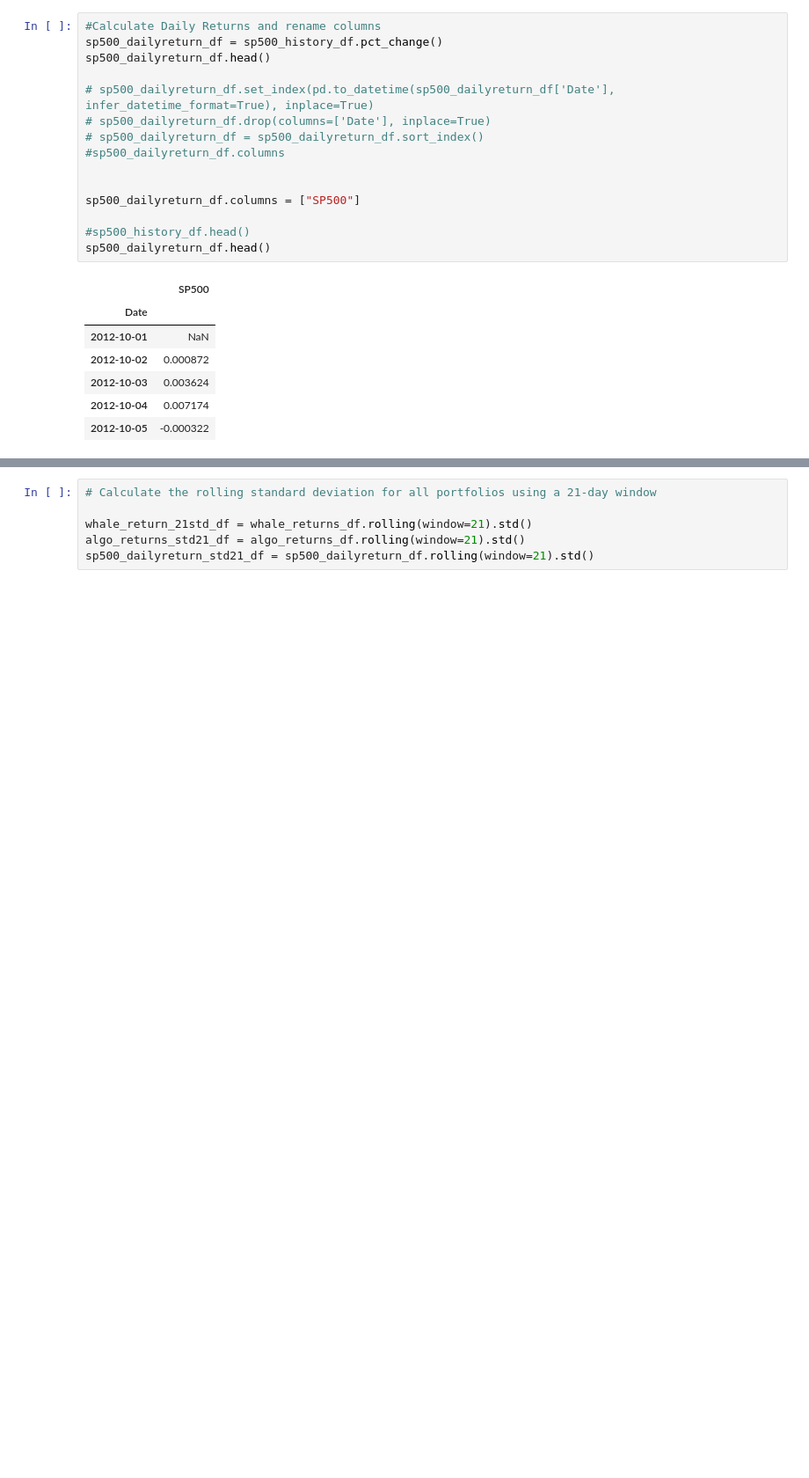
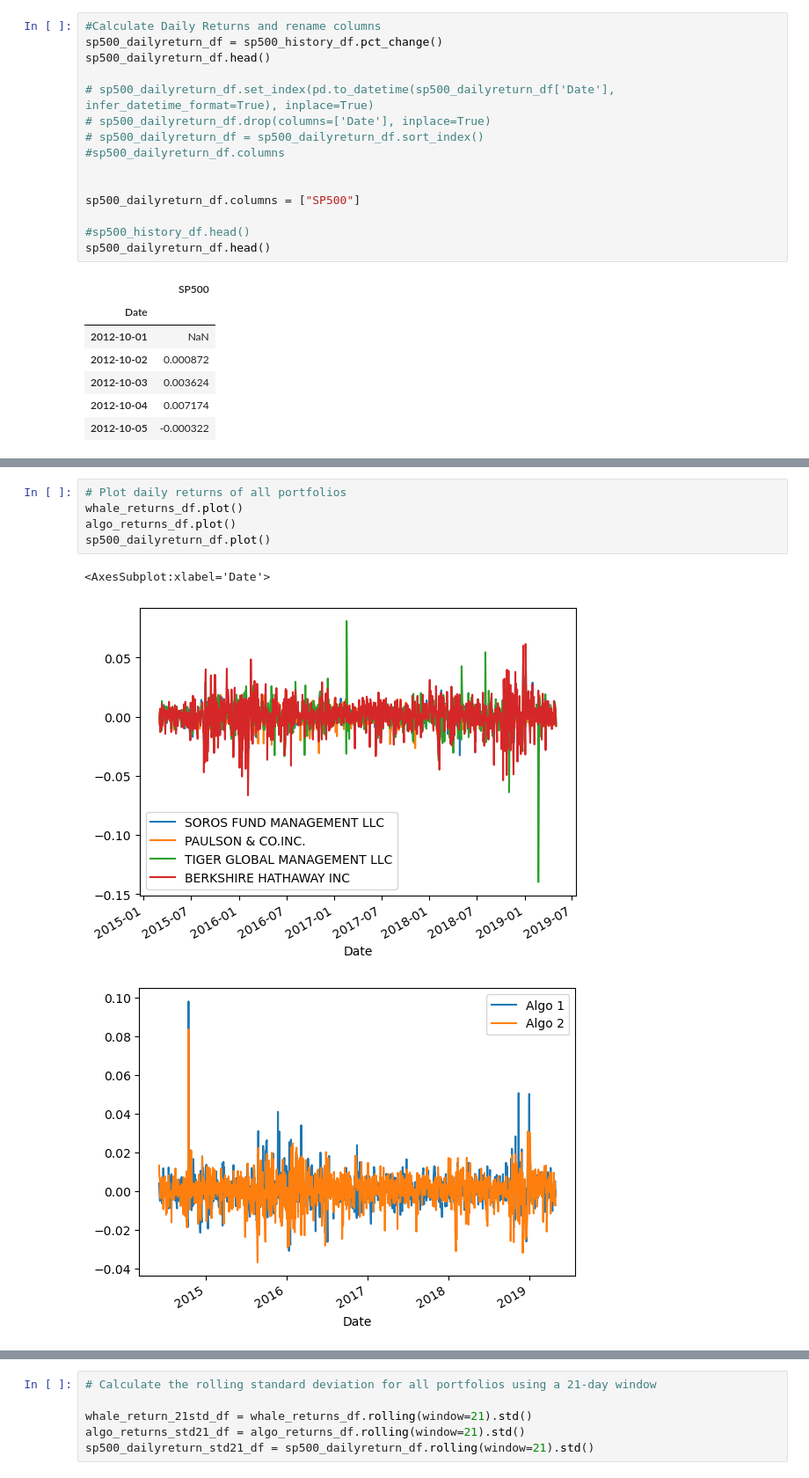
Before and after one commit to apakuki/FinTech-Bootcamp, a Jupyter notebook: FinTechBC-Homework-Unit4/Starter_Code/whale_analysis.ipynb, the cells around one changed output, grey strips where cells are left out. Shown at 88% size. Saved outputs shown, nothing was run; the diff lists cells and outputs as text; blank space fills up the shorter version.

```diff
--- a/FinTechBC-Homework-Unit4/Starter_Code/whale_analysis.ipynb
+++ b/FinTechBC-Homework-Unit4/Starter_Code/whale_analysis.ipynb
@@ -159,0 +170,9 @@ sp500_dailyreturn_df.head()
+# %%
+# Plot daily returns of all portfolios
+whale_returns_df.plot()
+algo_returns_df.plot()
+sp500_dailyreturn_df.plot()
+# %% [output]
+<AxesSubplot:xlabel='Date'>
+[figure, added]
+[figure, added]
```
Also changed, not shown: parts of 7 cells of this notebook.
